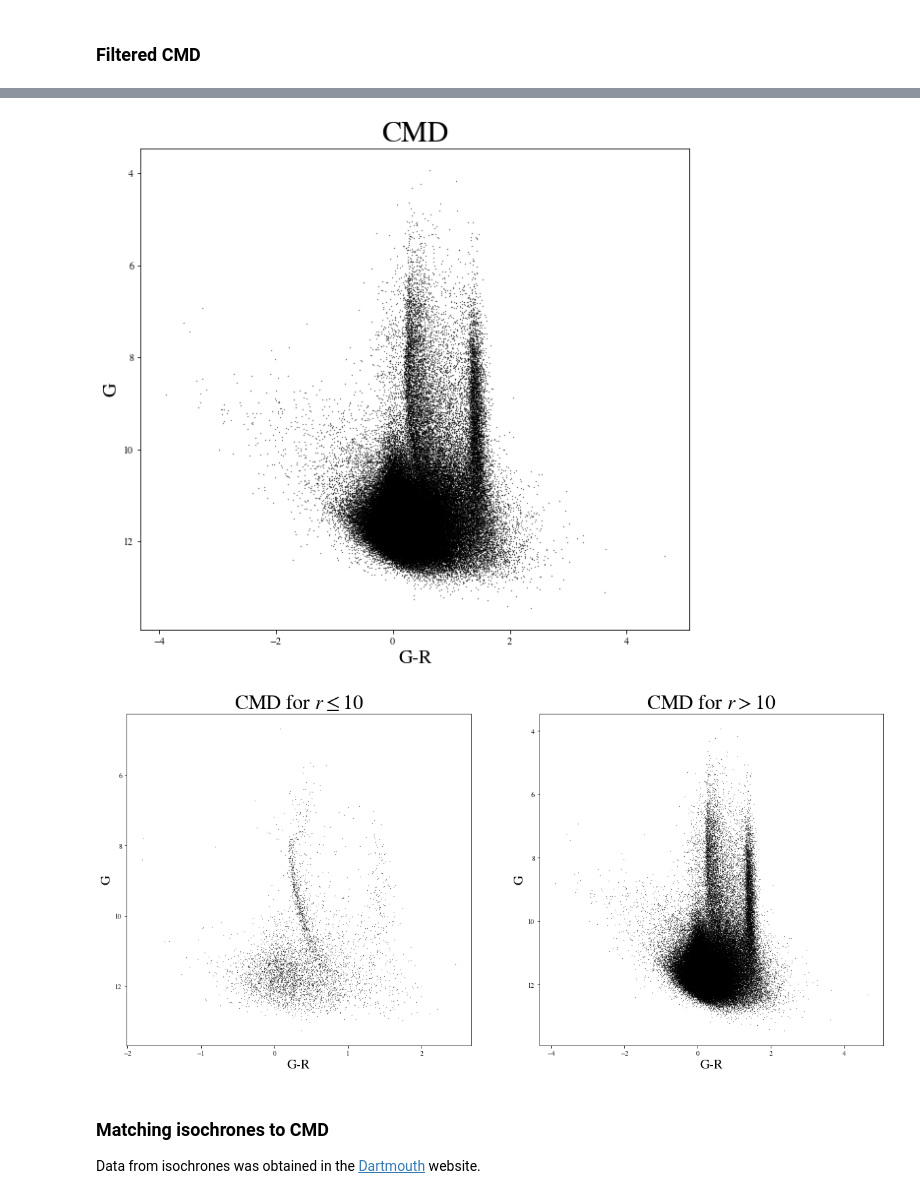
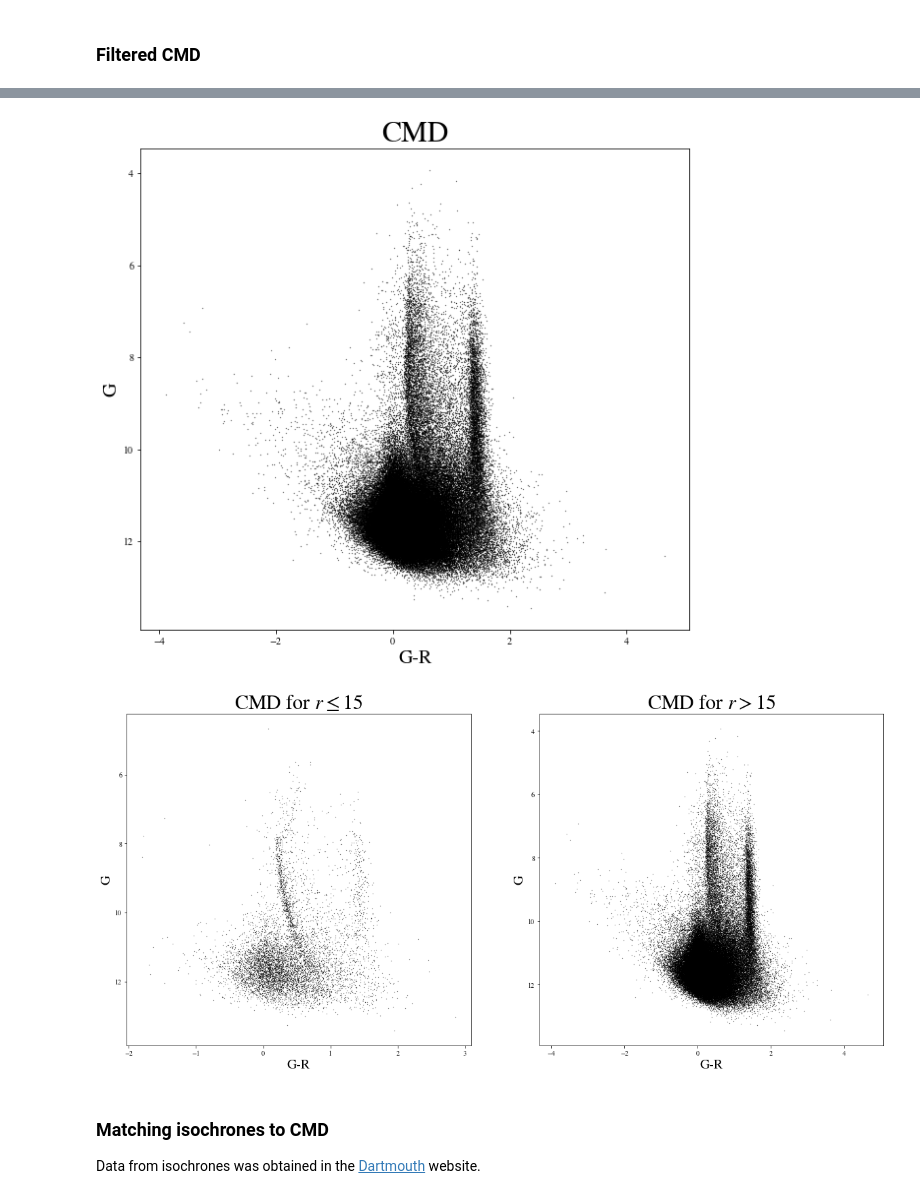
Before and after one commit to vPedreros/MW_Satellites, a Jupyter notebook: MW_satellites_nb.ipynb, the cells around one changed output, grey strips where cells are left out. Cells and saved outputs as stored; diff of their text form; code cells hidden in the pictures.

```diff
--- a/MW_satellites_nb.ipynb
+++ b/MW_satellites_nb.ipynb
@@ -33,8 +33,8 @@ df['ar'] = df['ar'].apply(lambda x : float(x.strip('"')))
 # Column with G-R
 df.insert(7, 'g-r', df.g - df.r, True)
 # Column with absolute magnitudes
-df.insert(8, 'g_abs', df.g.apply(app_2_abs), True)
-df.insert(9, 'r_abs', df.r.apply(app_2_abs), True)
+df.insert(3, 'G', df.g.apply(app_2_abs), True)
+df.insert(6, 'R', df.r.apply(app_2_abs), True)
 # %%
 df
 # %% [output]
@@ -66,7 +66,7 @@ Two functions are created:
 # %%
 def plot_cmd(df):
     x_data = df['g-r']
-    y_data = df['g_abs']
+    y_data = df['G']
 
     fig, ax = plt.subplots(figsize=(10,9))
     ax.scatter(x_data, y_data, s=.05, c='k')#, alpha=0.1)
@@ -80,11 +80,11 @@ def plot_cmd_radius(df, radius):
 
     df_inner = df.loc[inner_mask]
     x_inner = df_inner['g-r']
-    y_inner = df_inner['g_abs']
+    y_inner = df_inner['G']
 
     df_outer = df.loc[~inner_mask]
     x_outer = df_outer['g-r']
-    y_outer = df_outer['g_abs']
+    y_outer = df_outer['G']
 
     fig, axs = plt.subplots(1, 2, figsize=(20,9))
     axs[0].scatter(x_inner, y_inner, s=.05, c='k')#, alpha=0.1)
@@ -168,10 +168,10 @@ df_filtered
 107734 rows × 18 columns
 # %%
 plot_cmd(df_filtered)
-plot_cmd_radius(df_filtered, 10)
+plot_cmd_radius(df_filtered, 15)
 # %% [output]
 [figure]
-[figure, old version]
+[figure, new version]
 # %% [markdown]
 ### **Matching isochrones to CMD**
 
```
Also changed, not shown: parts of 28 cells of this notebook.
